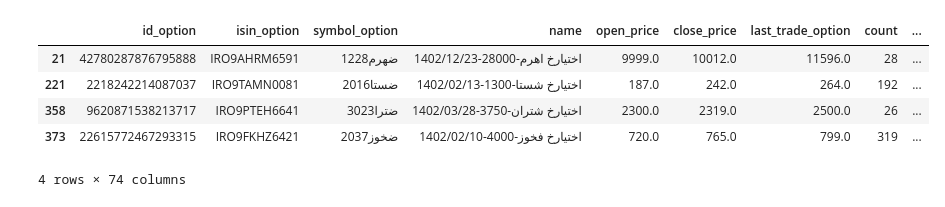
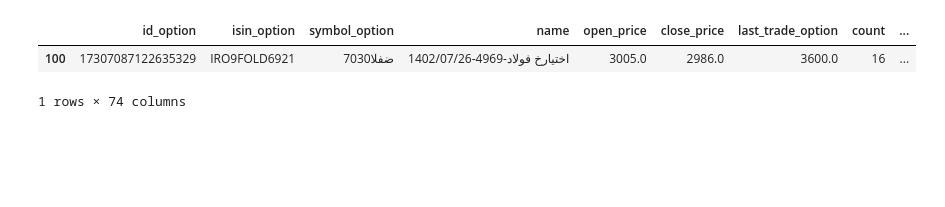
Before and after one commit to Kamyarb/OptionTrading, a Jupyter notebook: practice.ipynb, the cells around one changed output. Drawn from its saved outputs; the diff is of its cells as text; code cells hidden in the pictures; blank space fills up the shorter version.

```diff
--- a/practice.ipynb
+++ b/practice.ipynb
@@ -63,12 +63,9 @@ options['spread_pct'] = 100* (options['ask_price_1'] / options['bid_price_1']  -
 # %%
 options[(options['value']>200e7 )& (options['spread_pct'] > 10) & \
         (options['last_trade_option'] /options['ask_price_1'] > 0.95 )&\
-        (options['interest_rate_ask_price_1'] > 0.7)]
+        (options['interest_rate_ask_price_1'] > 0.7)& (options['in_the_money_percentage'] > 0.2)]
 # %% [output]
 |  | id_option | isin_option | symbol_option | name | open_price | close_price | last_trade_option | count | ... |
-| 21 | 42780287876795888 | IRO9AHRM6591 | ضهرم1228 | اختيارخ اهرم-28000-1402/12/23 | 9999.0 | 10012.0 | 11596.0 | 28 | ... |
-| 221 | 2218242214087037 | IRO9TAMN0081 | ضستا2016 | اختيارخ شستا-1300-1402/02/13 | 187.0 | 242.0 | 264.0 | 192 | ... |
-| 358 | 9620871538213717 | IRO9PTEH6641 | ضترا3023 | اختيارخ شتران-3750-1402/03/28 | 2300.0 | 2319.0 | 2500.0 | 26 | ... |
-| 373 | 22615772467293315 | IRO9FKHZ6421 | ضخوز2037 | اختيارخ فخوز-4000-1402/02/10 | 720.0 | 765.0 | 799.0 | 319 | ... |
+| 100 | 17307087122635329 | IRO9FOLD6921 | ضفلا7030 | اختيارخ فولاد-4969-1402/07/26 | 3005.0 | 2986.0 | 3600.0 | 16 | ... |
-4 rows × 74 columns
+1 rows × 74 columns
 # %%
```
Also changed, not shown: parts of 19 cells of this notebook.
